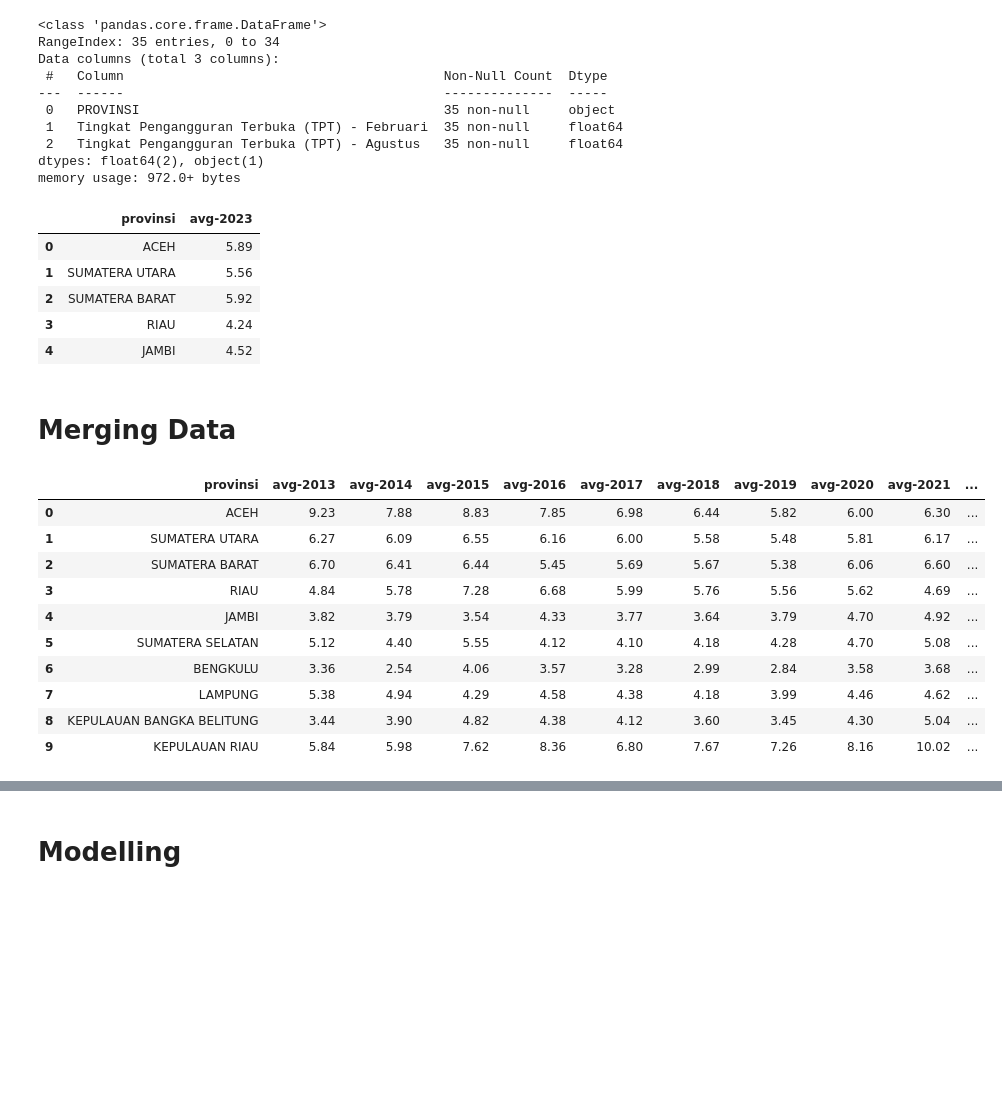
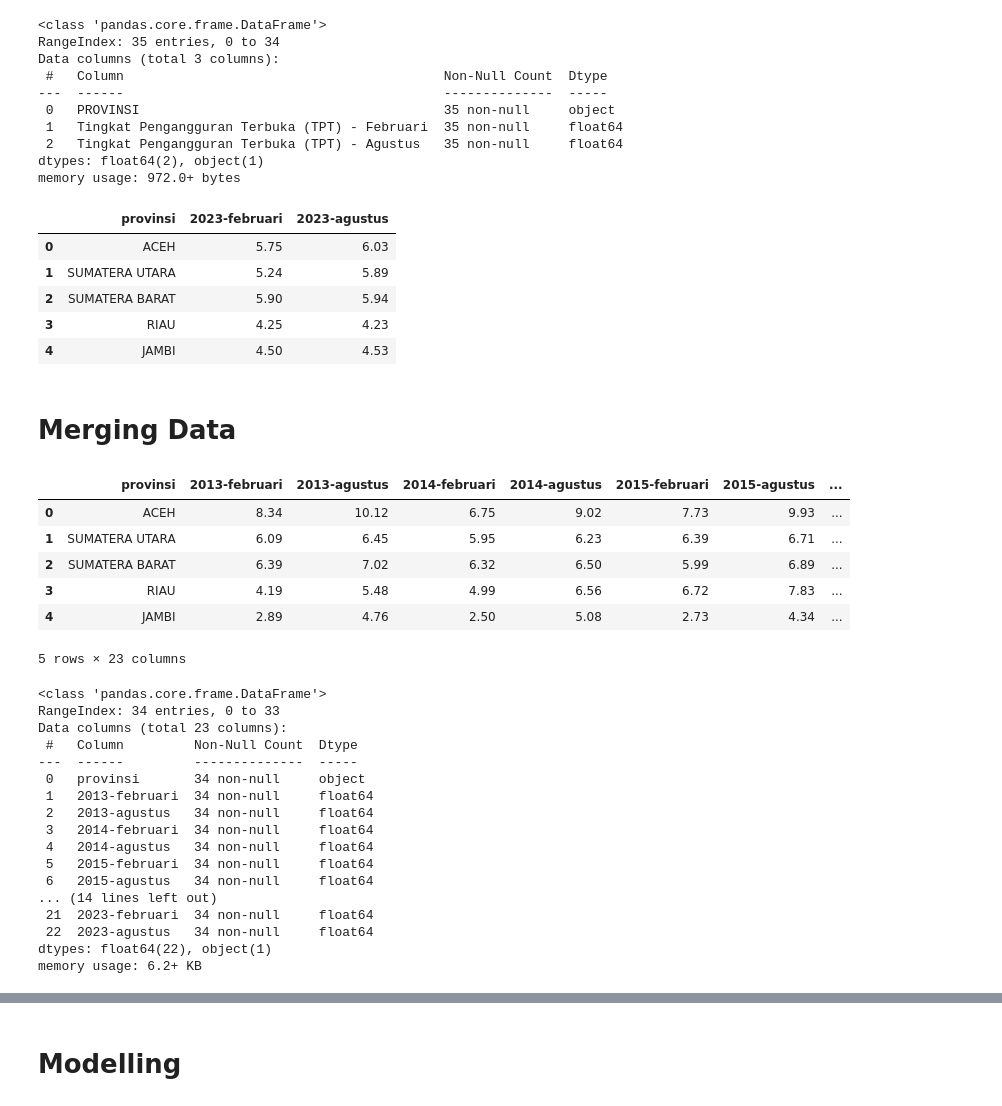
Before and after one commit to Padinn21/unemployment-rate-clustering, a Jupyter notebook: skripsi_TPT.ipynb, the cells around one changed output, grey strips where cells are left out. Saved outputs shown, nothing was run; the diff lists cells and outputs as text; code cells hidden in the pictures; blank space fills up the shorter version.

```diff
--- a/skripsi_TPT.ipynb
+++ b/skripsi_TPT.ipynb
@@ -474,5 +541,3 @@ df_2022['avg-2022'] = df_2022[['februari', 'agustus']].mean(axis=1).round(2)
-# %%
-df_2022.drop(columns=df_2022[['februari', 'agustus']], axis=0, inplace=True)
 # %%
 df_2022.head()
 # %% [output]
@@ -508,22 +573,18 @@ Data columns (total 3 columns):
 dtypes: float64(2), object(1)
 memory usage: 972.0+ bytes
 # %%
-df_2023 = df_2023.rename(columns={'PROVINSI':'provinsi',  'Tingkat Pengangguran Terbuka (TPT) - Februari':'februari', 'Tingkat Pengangguran Terbuka (TPT) - Agustus':'agustus'})
+df_2023 = df_2023.rename(columns={'PROVINSI':'provinsi',  'Tingkat Pengangguran Terbuka (TPT) - Februari':'2023-februari', 'Tingkat Pengangguran Terbuka (TPT) - Agustus':'2023-agustus'})
 # %%
 df_2023.drop(df_2023.tail(1).index, inplace=True)
-# %%
-df_2023['avg-2023'] = df_2023[['februari', 'agustus']].mean(axis=1).round(2)
-# %%
-df_2023.drop(columns=df_2023[['februari', 'agustus']], axis=0, inplace=True)
 # %%
 df_2023.head()
 # %% [output]
-|  | provinsi | avg-2023 |
-| 0 | ACEH | 5.89 |
-| 1 | SUMATERA UTARA | 5.56 |
-| 2 | SUMATERA BARAT | 5.92 |
-| 3 | RIAU | 4.24 |
-| 4 | JAMBI | 4.52 |
+|  | provinsi | 2023-februari | 2023-agustus |
+| 0 | ACEH | 5.75 | 6.03 |
+| 1 | SUMATERA UTARA | 5.24 | 5.89 |
+| 2 | SUMATERA BARAT | 5.90 | 5.94 |
+| 3 | RIAU | 4.25 | 4.23 |
+| 4 | JAMBI | 4.50 | 4.53 |
 # %% [markdown]
 # Merging Data
 # %%
@@ -538,16 +599,12 @@ df = df.merge(right=df_2021, how='left', on= 'provinsi')
 df = df.merge(right=df_2022, how='left', on= 'provinsi')
 df = df.merge(right=df_2023, how='left', on= 'provinsi')
 # %%
-df.head(10)
+df.head()
 # %% [output]
-|  | provinsi | avg-2013 | avg-2014 | avg-2015 | avg-2016 | avg-2017 | avg-2018 | avg-2019 | avg-2020 | avg-2021 | ... |
-| 0 | ACEH | 9.23 | 7.88 | 8.83 | 7.85 | 6.98 | 6.44 | 5.82 | 6.00 | 6.30 | ... |
-| 1 | SUMATERA UTARA | 6.27 | 6.09 | 6.55 | 6.16 | 6.00 | 5.58 | 5.48 | 5.81 | 6.17 | ... |
-| 2 | SUMATERA BARAT | 6.70 | 6.41 | 6.44 | 5.45 | 5.69 | 5.67 | 5.38 | 6.06 | 6.60 | ... |
-| 3 | RIAU | 4.84 | 5.78 | 7.28 | 6.68 | 5.99 | 5.76 | 5.56 | 5.62 | 4.69 | ... |
-| 4 | JAMBI | 3.82 | 3.79 | 3.54 | 4.33 | 3.77 | 3.64 | 3.79 | 4.70 | 4.92 | ... |
-| 5 | SUMATERA SELATAN | 5.12 | 4.40 | 5.55 | 4.12 | 4.10 | 4.18 | 4.28 | 4.70 | 5.08 | ... |
-| 6 | BENGKULU | 3.36 | 2.54 | 4.06 | 3.57 | 3.28 | 2.99 | 2.84 | 3.58 | 3.68 | ... |
-| 7 | LAMPUNG | 5.38 | 4.94 | 4.29 | 4.58 | 4.38 | 4.18 | 3.99 | 4.46 | 4.62 | ... |
-| 8 | KEPULAUAN BANGKA BELITUNG | 3.44 | 3.90 | 4.82 | 4.38 | 4.12 | 3.60 | 3.45 | 4.30 | 5.04 | ... |
-| 9 | KEPULAUAN RIAU | 5.84 | 5.98 | 7.62 | 8.36 | 6.80 | 7.67 | 7.26 | 8.16 | 10.02 | ... |
+|  | provinsi | 2013-februari | 2013-agustus | 2014-februari | 2014-agustus | 2015-februari | 2015-agustus | ... |
+| 0 | ACEH | 8.34 | 10.12 | 6.75 | 9.02 | 7.73 | 9.93 | ... |
+| 1 | SUMATERA UTARA | 6.09 | 6.45 | 5.95 | 6.23 | 6.39 | 6.71 | ... |
+| 2 | SUMATERA BARAT | 6.39 | 7.02 | 6.32 | 6.50 | 5.99 | 6.89 | ... |
+| 3 | RIAU | 4.19 | 5.48 | 4.99 | 6.56 | 6.72 | 7.83 | ... |
+| 4 | JAMBI | 2.89 | 4.76 | 2.50 | 5.08 | 2.73 | 4.34 | ... |
+5 rows × 23 columns
@@ -559,3 +611,23 @@ df.drop(columns= cols_avg, axis=1, inplace=True)
+# %%
+df.info()
+# %% [output]
+<class 'pandas.core.frame.DataFrame'>
+RangeIndex: 34 entries, 0 to 33
+Data columns (total 23 columns):
+ #   Column         Non-Null Count  Dtype
+---  ------         --------------  -----
+ 0   provinsi       34 non-null     object
+ 1   2013-februari  34 non-null     float64
+ 2   2013-agustus   34 non-null     float64
+ 3   2014-februari  34 non-null     float64
+ 4   2014-agustus   34 non-null     float64
+ 5   2015-februari  34 non-null     float64
+ 6   2015-agustus   34 non-null     float64
+... (14 lines left out)
+ 21  2023-februari  34 non-null     float64
+ 22  2023-agustus   34 non-null     float64
+dtypes: float64(22), object(1)
+memory usage: 6.2+ KB
 # %%
 df.describe()
 # %% [output]
```
Also changed, not shown: parts of 88 cells of this notebook, 2 other files.
